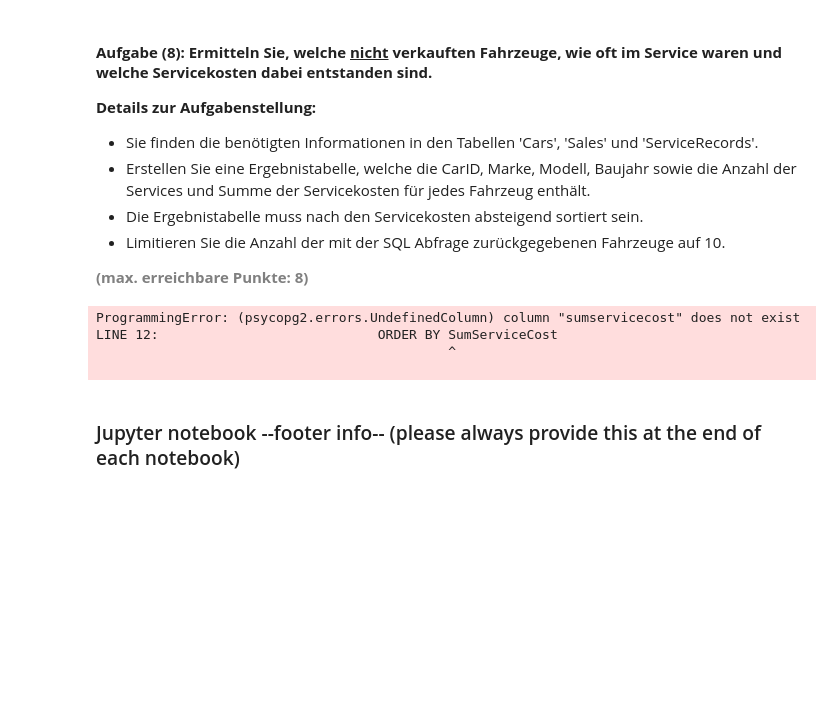
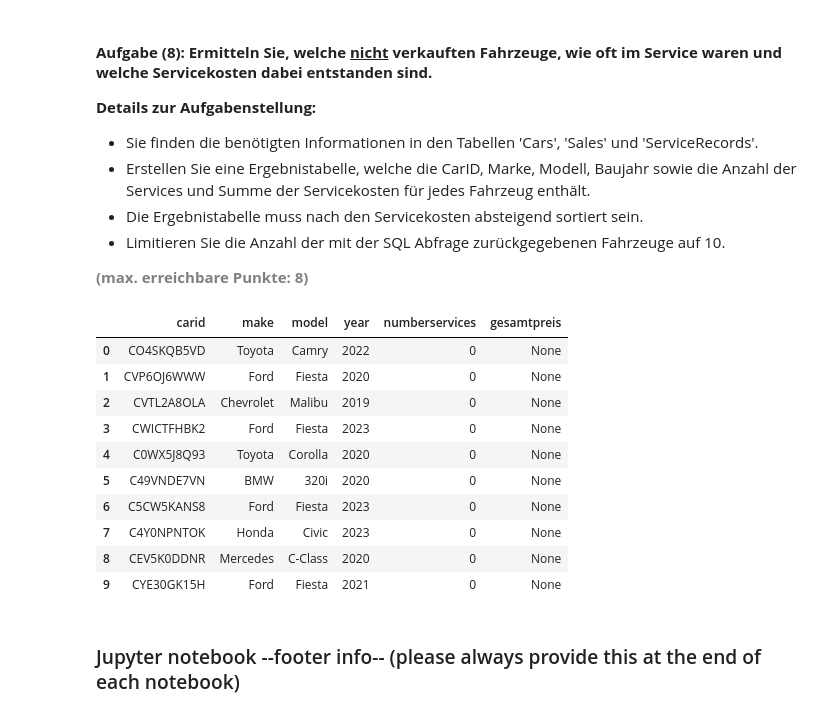
Before and after one commit to blobb3/python_postgresql_pgadmin, a Jupyter notebook: AP01_Mgmt_Nutzung_Relationale_Daten.ipynb, the cells around one changed output. Cells and saved outputs as stored; diff of their text form; code cells hidden in the pictures; blank space fills up the shorter version.

```diff
--- a/AP01_Mgmt_Nutzung_Relationale_Daten.ipynb
+++ b/AP01_Mgmt_Nutzung_Relationale_Daten.ipynb
@@ -509,33 +507,41 @@ df_sub = pd.read_sql_query("""SELECT t.FirstName, t.LastName
 # %%
 # Engine für Datenbankverbindung erstellen
 engine = create_engine(db_connection_url)
 
 # Abfrage erstellen und Ergebnis in einem DataFrame speichern
 df_sub = pd.read_sql_query("""SELECT
                            ca.carid,
+                           ca.make,
                            ca.model,
                            ca.year,
-                           COUNT(s.CarID) AS NumberOfCars,
-                           SUM(sr.cost) AS GesamtPreis das
+                           COUNT(sr.serviceid) AS NumberServices,
+                           SUM(sr.cost) AS GesamtPreis
                            FROM Cars As ca
                            INNER JOIN Sales AS s ON s.carid = ca.carid
                            LEFT JOIN ServiceRecords AS sr ON ca.carid = sr.carid
                            WHERE sr.carid IS NULL
-                           GROUP BY ca.carid, ca.model, ca.year
-                           ORDER BY SumServiceCost
+                           GROUP BY ca.carid, ca.model, ca.year, ca.make
+                           ORDER BY GesamtPreis DESC
                            LIMIT 10""",
                           con=engine)
 
 # Datenbankverbindung trennen
 engine.dispose()
 
 # Ergebnis anzeigen (Dataframe -Auschnitt genügt- mit Ergebnis der Abfrage)
 df_sub
 # %% [output]
-ProgrammingError: (psycopg2.errors.UndefinedColumn) column "sumservicecost" does not exist
-LINE 12:                            ORDER BY SumServiceCost
-                                             ^
-
+|  | carid | make | model | year | numberservices | gesamtpreis |
+| 0 | CO4SKQB5VD | Toyota | Camry | 2022 | 0 | None |
+| 1 | CVP6OJ6WWW | Ford | Fiesta | 2020 | 0 | None |
+| 2 | CVTL2A8OLA | Chevrolet | Malibu | 2019 | 0 | None |
+| 3 | CWICTFHBK2 | Ford | Fiesta | 2023 | 0 | None |
+| 4 | C0WX5J8Q93 | Toyota | Corolla | 2020 | 0 | None |
+| 5 | C49VNDE7VN | BMW | 320i | 2020 | 0 | None |
+| 6 | C5CW5KANS8 | Ford | Fiesta | 2023 | 0 | None |
+| 7 | C4Y0NPNTOK | Honda | Civic | 2023 | 0 | None |
+| 8 | CEV5K0DDNR | Mercedes | C-Class | 2020 | 0 | None |
+| 9 | CYE30GK15H | Ford | Fiesta | 2021 | 0 | None |
 # %% [markdown]
 ### Jupyter notebook --footer info-- (please always provide this at the end of each notebook)
 # %%
```
Also changed, not shown: parts of 9 cells of this notebook, 2 other files.
